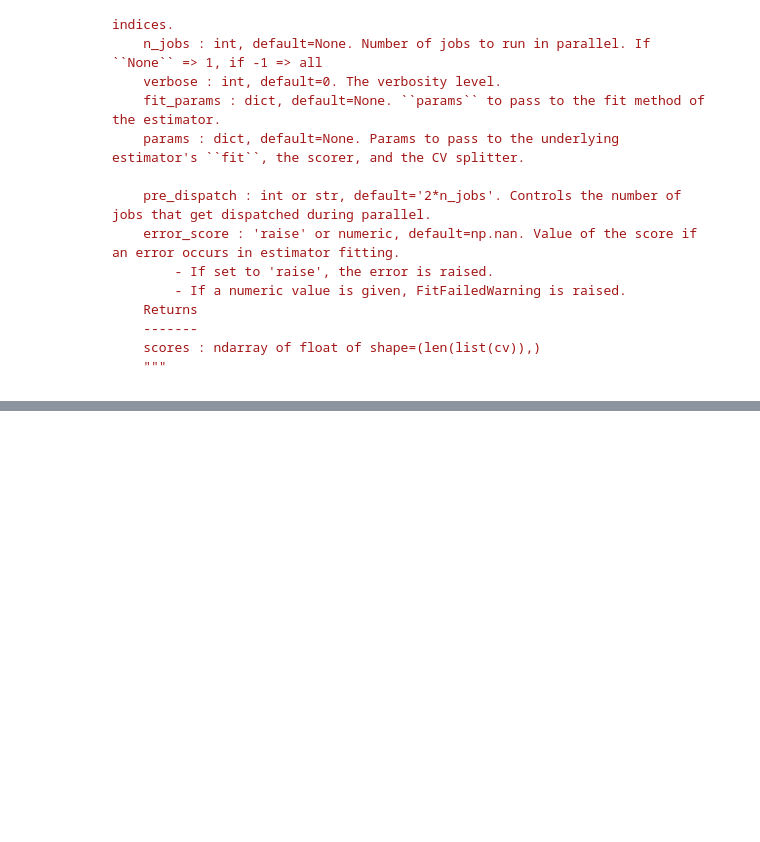
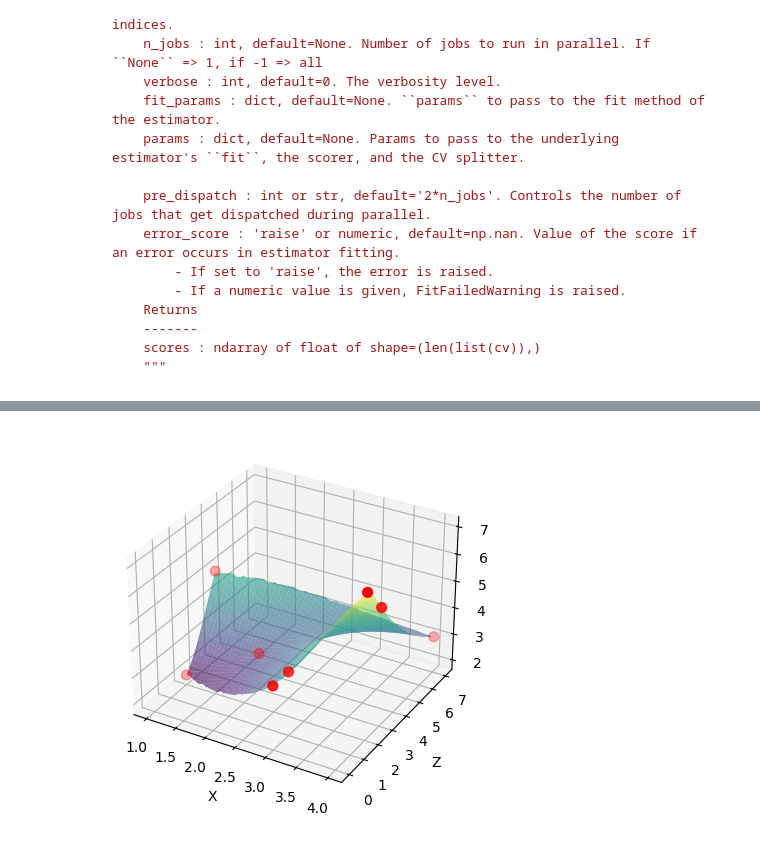
Before and after one commit to dianamatkava/ml-ds-projects, a Jupyter notebook: notes/ModellingInNotes.ipynb, the cells around one changed output, grey strips where cells are left out. Cells and saved outputs as stored; diff of their text form; code cells hidden in the pictures; blank space fills up the shorter version.

```diff
--- a/notes/ModellingInNotes.ipynb
+++ b/notes/ModellingInNotes.ipynb
@@ -947,0 +1028,46 @@ https://scikit-learn.org/stable/modules/model_evaluation.html
+# %%
+import numpy as np
+from scipy.interpolate import griddata
+import matplotlib.pyplot as plt
+from mpl_toolkits.mplot3d import Axes3D
+
+# Coordinates
+points = np.array([
+    [1, 2, 2],
+    [4, 7, 3],
+    [3, 0, 4],
+    [4, 2, 7],
+    [1, 4, 5],
+    [2, 3, 3],
+    [3, 1, 4],
+    [4, 3, 6]
+])
+
+x = points[:, 0]
+z = points[:, 1]
+y = points[:, 2]
+
+# Define grid
+grid_x, grid_z = np.mgrid[min(x):max(x):100j, min(z):max(z):100j]
+
+# Interpolate
+grid_y = griddata((x, z), y, (grid_x, grid_z), method='cubic')
+
+# Plotting
+fig = plt.figure()
+ax = fig.add_subplot(111, projection='3d')
+
+# Surface plot
+ax.plot_surface(grid_x, grid_z, grid_y, cmap='viridis', alpha=0.6)
+
+# Scatter plot of the original points
+ax.scatter(x, z, y, color='r', s=50)
+
+# Labels
+ax.set_xlabel('X')
+ax.set_ylabel('Z')
+ax.set_zlabel('Y')
+
+plt.show()
+# %% [output]
+[figure, added]
```
Also changed, not shown: parts of 4 cells of this notebook, 1 other file.
